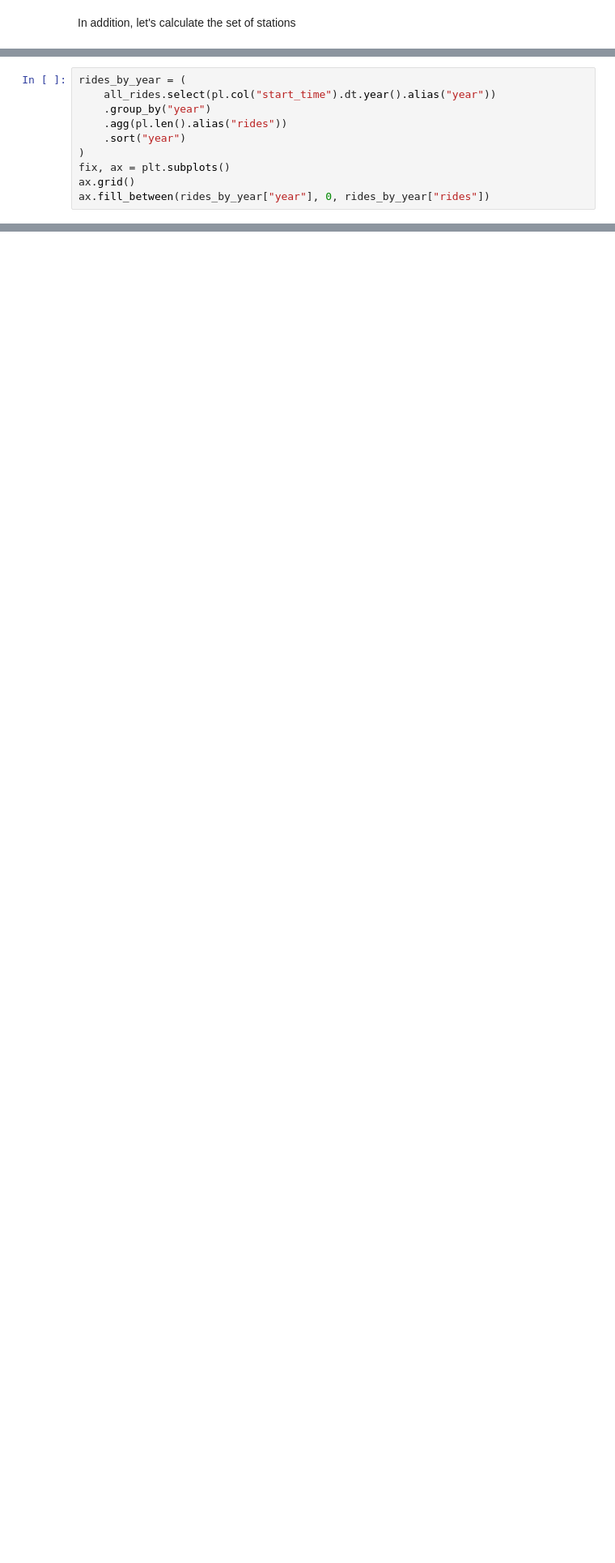
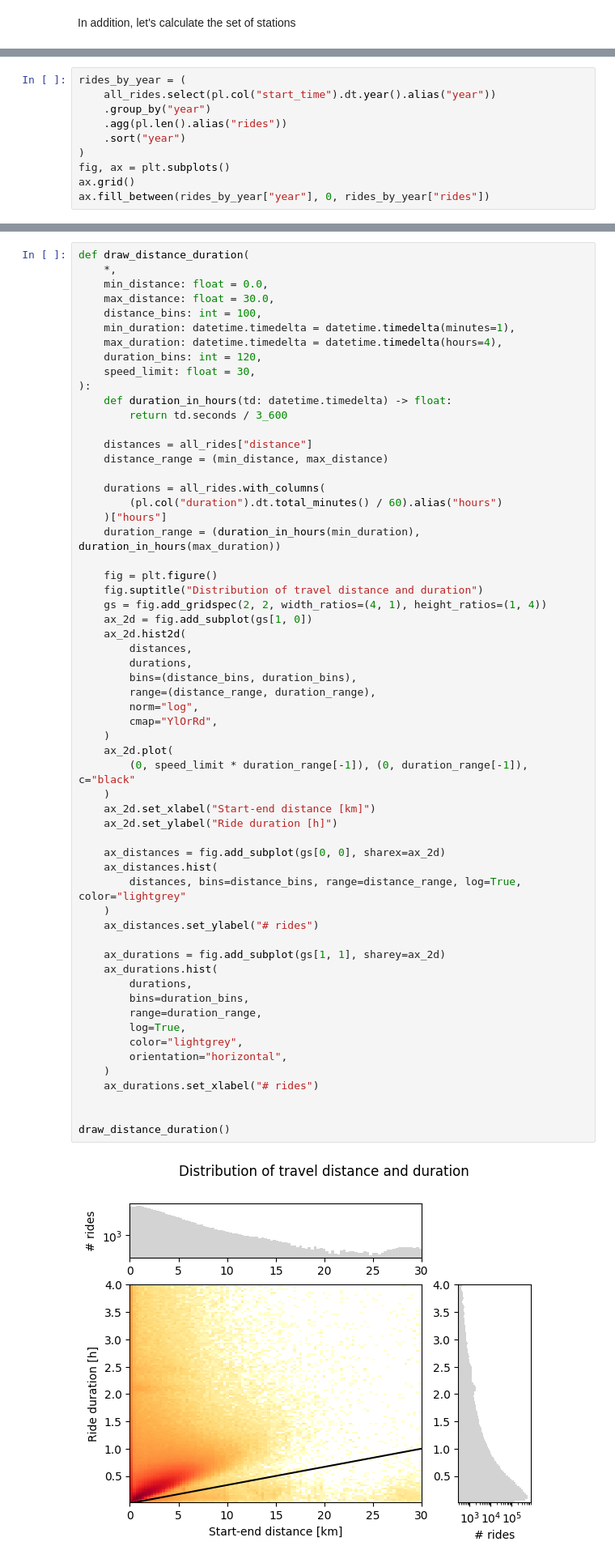
Before and after one commit to oefe/mvg-rad, a Jupyter notebook: mvg-rad.ipynb, the cells around one changed output, grey strips where cells are left out. Shown at 81% size. Saved outputs shown, nothing was run; the diff lists cells and outputs as text; blank space fills up the shorter version.

Commit message:
Add travel distance and duration

```diff
--- a/mvg-rad.ipynb
+++ b/mvg-rad.ipynb
@@ -146,7 +148,7 @@ rides_by_year = (
     .agg(pl.len().alias("rides"))
     .sort("year")
 )
-fix, ax = plt.subplots()
+fig, ax = plt.subplots()
 ax.grid()
 ax.fill_between(rides_by_year["year"], 0, rides_by_year["rides"])
 # %% [output]
@@ -154,0 +165,61 @@ ax.fill_between(rides_by_year["year"], 0, rides_by_year["rides"])
+# %%
+def draw_distance_duration(
+    *,
+    min_distance: float = 0.0,
+    max_distance: float = 30.0,
+    distance_bins: int = 100,
+    min_duration: datetime.timedelta = datetime.timedelta(minutes=1),
+    max_duration: datetime.timedelta = datetime.timedelta(hours=4),
+    duration_bins: int = 120,
+    speed_limit: float = 30,
+):
+    def duration_in_hours(td: datetime.timedelta) -> float:
+        return td.seconds / 3_600
+
+    distances = all_rides["distance"]
+    distance_range = (min_distance, max_distance)
+
+    durations = all_rides.with_columns(
+        (pl.col("duration").dt.total_minutes() / 60).alias("hours")
+    )["hours"]
+    duration_range = (duration_in_hours(min_duration), duration_in_hours(max_duration))
+
+    fig = plt.figure()
+    fig.suptitle("Distribution of travel distance and duration")
+    gs = fig.add_gridspec(2, 2, width_ratios=(4, 1), height_ratios=(1, 4))
+    ax_2d = fig.add_subplot(gs[1, 0])
+    ax_2d.hist2d(
+        distances,
+        durations,
+        bins=(distance_bins, duration_bins),
+        range=(distance_range, duration_range),
+        norm="log",
+        cmap="YlOrRd",
+    )
+    ax_2d.plot(
+        (0, speed_limit * duration_range[-1]), (0, duration_range[-1]), c="black"
+    )
+    ax_2d.set_xlabel("Start-end distance [km]")
+    ax_2d.set_ylabel("Ride duration [h]")
+
+    ax_distances = fig.add_subplot(gs[0, 0], sharex=ax_2d)
+    ax_distances.hist(
+        distances, bins=distance_bins, range=distance_range, log=True, color="lightgrey"
+    )
+    ax_distances.set_ylabel("# rides")
+
+    ax_durations = fig.add_subplot(gs[1, 1], sharey=ax_2d)
+    ax_durations.hist(
+        durations,
+        bins=duration_bins,
+        range=duration_range,
+        log=True,
+        color="lightgrey",
+        orientation="horizontal",
+    )
+    ax_durations.set_xlabel("# rides")
+
+
+draw_distance_duration()
+# %% [output]
+[figure, added]
```
Also changed, not shown: parts of 7 cells of this notebook.
